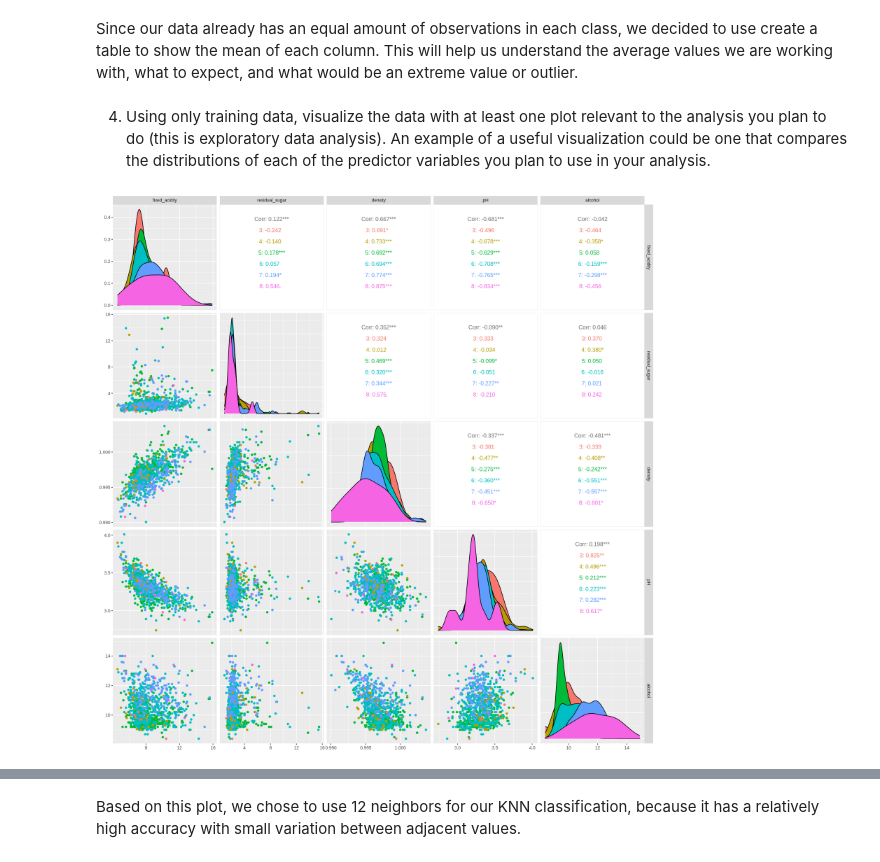
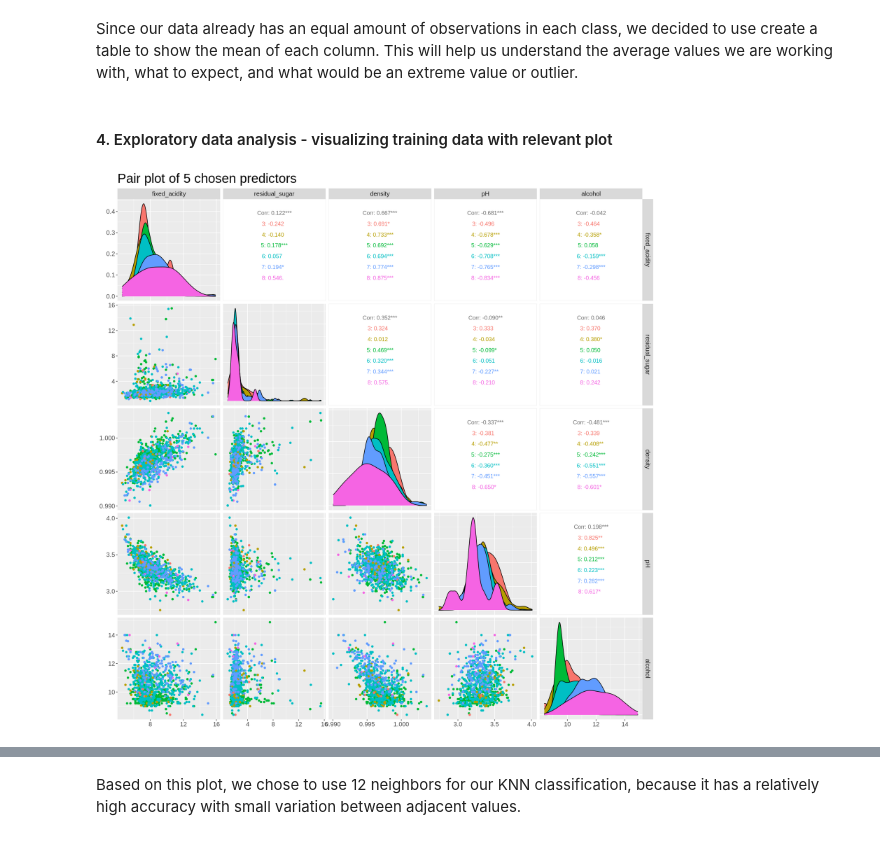
Before and after one commit to farazht/classifying-red-wine-quality, a Jupyter notebook: Group Report.ipynb, the cells around one changed output, grey strips where cells are left out. Saved outputs shown, nothing was run; the diff lists cells and outputs as text; code cells hidden in the pictures.

```diff
--- a/Group Report.ipynb
+++ b/Group Report.ipynb
@@ -147,16 +166,18 @@ A tibble: 1 × 6
 # %% [markdown]
 Since our data already has an equal amount of observations in each class, we decided to use create a table to show the mean of each column. This will help us understand the average values we are working with, what to expect, and what would be an extreme value or outlier.
 # %% [markdown]
-4. Using only training data, visualize the data with at least one plot relevant to the analysis you plan to do (this is exploratory data analysis). An example of a useful visualization could be one that compares the distributions of each of the predictor variables you plan to use in your analysis.
+#### 4. Exploratory data analysis - visualizing training data with relevant plot
 # %%
 # creating pair plot from redwine_training_data with columns selected appropriately and colour set as our factor (quality)
 options(repr.plot.width = 15, repr.plot.height = 15)
-redwine_plot <- ggpairs(redwine_train, columns = 1:5, aes(colour=quality))
+redwine_plot <- ggpairs(redwine_train, columns = 1:5, aes(colour=quality)) +
+    ggtitle("Pair plot of 5 chosen predictors") +
+    theme(plot.title = element_text(size = 25), text = element_text(size = 15))
 
 # displaying plot
 redwine_plot
 # %% [output]
-[figure, old version]
+[figure, new version]
 # %% [markdown]
 The pairplot above is separated into 3 sections.
 
```
Also changed, not shown: parts of 17 cells of this notebook.
